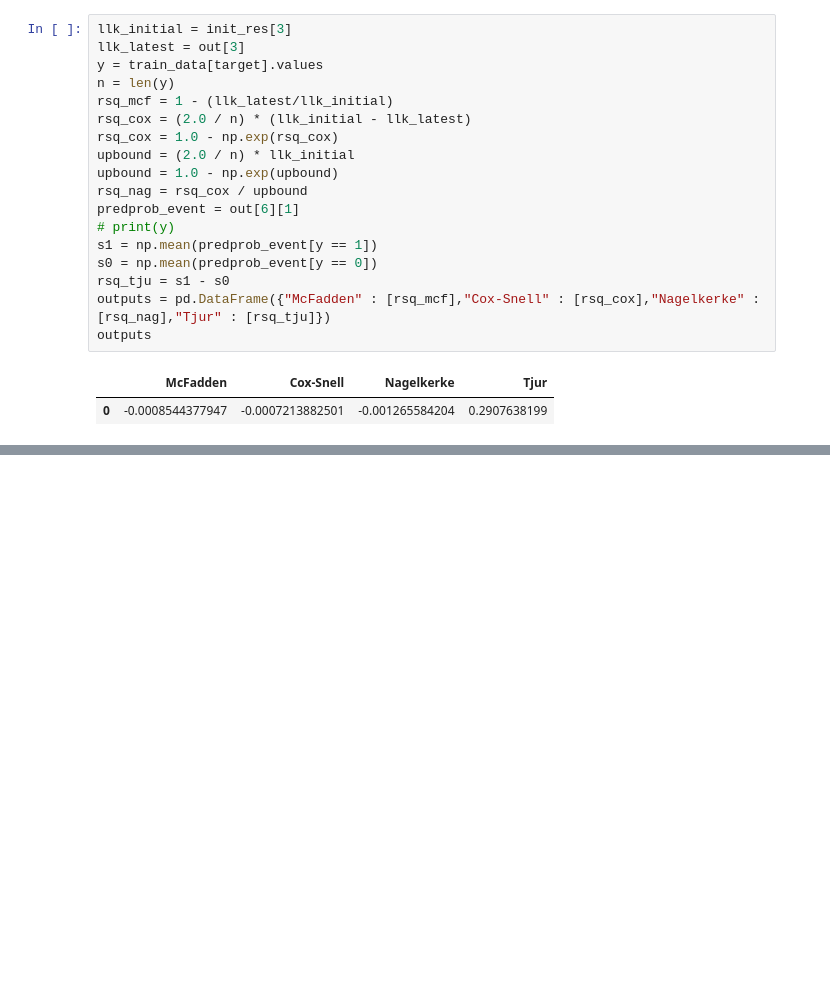
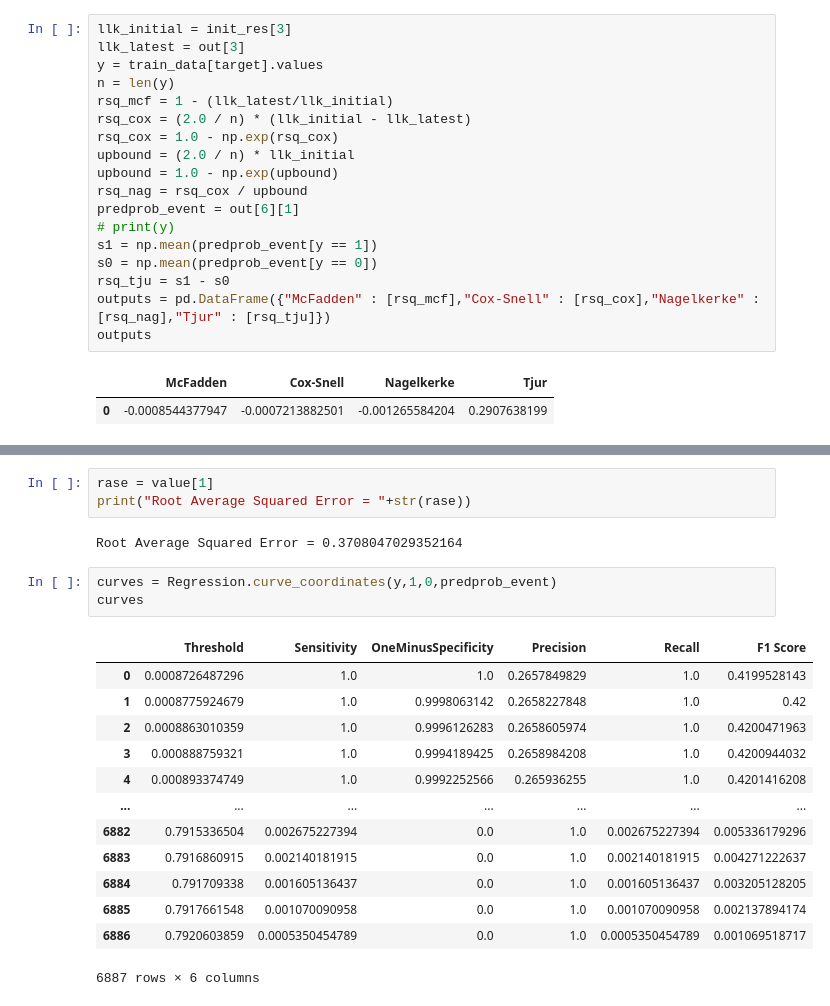
Before and after one commit to vishal-parameswaran/University-of-Chicago, a Jupyter notebook: Linear-Non Linear Models/Assignment 3/Assignment-3.ipynb, the cells around one changed output, grey strips where cells are left out. Saved outputs shown, nothing was run; the diff lists cells and outputs as text; blank space fills up the shorter version.

```diff
--- a/Linear-Non Linear Models/Assignment 3/Assignment-3.ipynb
+++ b/Linear-Non Linear Models/Assignment 3/Assignment-3.ipynb
@@ -219,0 +227,22 @@ outputs
+# %%
+rase = value[1]
+print("Root Average Squared Error = "+str(rase))
+# %% [output]
+Root Average Squared Error = 0.3708047029352164
+# %%
+curves = Regression.curve_coordinates(y,1,0,predprob_event)
+curves
+# %% [output]
+|  | Threshold | Sensitivity | OneMinusSpecificity | Precision | Recall | F1 Score |
+| 0 | 0.0008726487296 | 1.0 | 1.0 | 0.2657849829 | 1.0 | 0.4199528143 |
+| 1 | 0.0008775924679 | 1.0 | 0.9998063142 | 0.2658227848 | 1.0 | 0.42 |
+| 2 | 0.0008863010359 | 1.0 | 0.9996126283 | 0.2658605974 | 1.0 | 0.4200471963 |
+| 3 | 0.000888759321 | 1.0 | 0.9994189425 | 0.2658984208 | 1.0 | 0.4200944032 |
+| 4 | 0.000893374749 | 1.0 | 0.9992252566 | 0.265936255 | 1.0 | 0.4201416208 |
+| ... | ... | ... | ... | ... | ... | ... |
+| 6882 | 0.7915336504 | 0.002675227394 | 0.0 | 1.0 | 0.002675227394 | 0.005336179296 |
+| 6883 | 0.7916860915 | 0.002140181915 | 0.0 | 1.0 | 0.002140181915 | 0.004271222637 |
+| 6884 | 0.791709338 | 0.001605136437 | 0.0 | 1.0 | 0.001605136437 | 0.003205128205 |
+| 6885 | 0.7917661548 | 0.001070090958 | 0.0 | 1.0 | 0.001070090958 | 0.002137894174 |
+| 6886 | 0.7920603859 | 0.0005350454789 | 0.0 | 1.0 | 0.0005350454789 | 0.001069518717 |
+6887 rows × 6 columns
```
Also changed, not shown: parts of 7 cells of this notebook, 1 other file.
